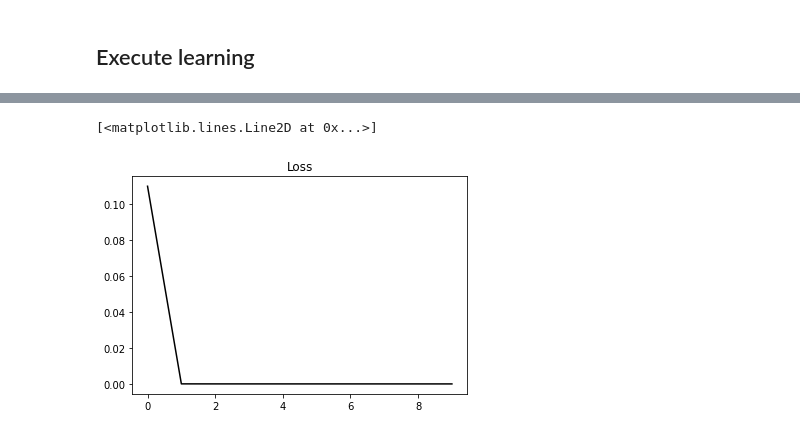
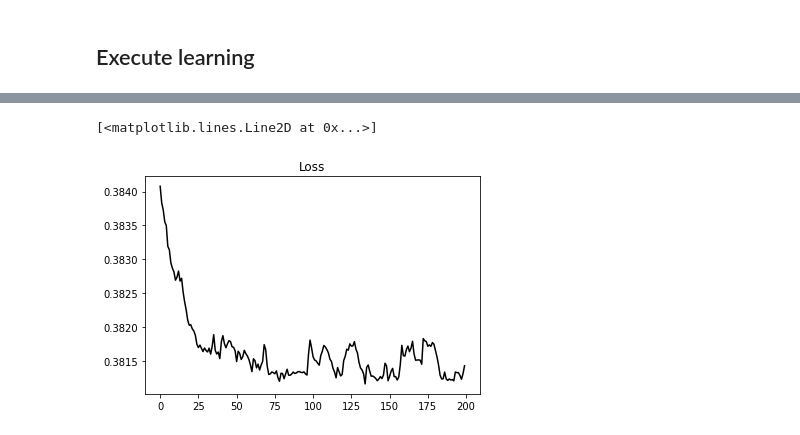
Before and after one commit to Damanu/golDeeplearning, a Jupyter notebook: 1-dim_laws.ipynb, the cells around one changed output, grey strips where cells are left out. Cells and saved outputs as stored; diff of their text form; code cells hidden in the pictures.

Commit message:
Finally manage to make it learn something using a loss function as mean squared error

```diff
--- a/1-dim_laws.ipynb
+++ b/1-dim_laws.ipynb
@@ -41,9 +41,9 @@ def CellularAutomata(num,inp,t):
 # %% [markdown]
 ## Generating Data
 # %%
-N=1000 #batch size
+N=100 #batch size
 L=3 #Length of box
-rule= 170
+rule= 40 #170 is movement to the left x_i' = x_{i+1}
 time = 1
 
 x_train=[]
@@ -82,18 +81,0 @@ Tutorial customb layers: https://www.tensorflow.org/tutorials/customization/cust
-# %%
-class SimpleConv(tf.keras.layers.Layer):
-    def __init__(self, num_neighbours):
-        super(SimpleConv, self).__init__()
-        self.num_neighbours = num_neighbours
-
-    def build(self, input_shape):
-        self.kernel = self.add_weight("kernel",
-                                      shape=[int(input_shape[-1]),
-                                             self.num_neighbours])
-
-    def call(self, inputs):
-#        return tf.matmul(inputs, self.kernel)
-        return tf.tensordot(inputs,self.kernel,axes=2)
-layer = SimpleConv(3)
-print(x_train[0:2])
-print(layer(x_train[0:2]))
-print(layer.get_weights())
@@ -138,9 +160,14 @@ print(layer.get_weights())
 # %%
 model = tf.keras.models.Sequential()
 model.add(tf.keras.layers.InputLayer((3,1)))
-#model.add(SimpleConv())
-model.add(tf.keras.layers.Conv1D(1,3, activation='relu', input_shape=((3,1))))
+model.add(SimpleConv(3))
+#model.add(tf.keras.layers.Conv1D(1,3, activation='softmax', input_shape=((3,1))))
+#model.add(tf.keras.layers.Conv1D(100,3, activation='relu', input_shape=((1,100))))
 model.add(tf.keras.layers.Flatten())
-model.add(tf.keras.layers.Dense(1,activation="softmax"))
+tf.keras.layers.Softmax()
+
+#model.add(tf.keras.layers.Dense(3,activation="relu"))
+#model.add(tf.keras.layers.Dense(1,activation="softmax"))
+#model.layers[0].set_weights([np.array([[1,1,1]])])#Initializing with almost the right law converges, but never with sometheing a bit more off
 model.summary()
 # %% [output]
@@ -163,23 +203,22 @@ _________________________________________________________________
 # %%
 #loss_fn = tf.keras.losses.CategoricalCrossentropy(from_logits=False)
 #loss_fn = tf.keras.metrics.BinaryAccuracy()
-
+#loss_fn = tf.keras.losses.MeanSquaredError()
 
 loss_fn = tf.keras.losses.BinaryCrossentropy(from_logits=False)
-#loss_fn = tf.keras.losses.SparseCategoricalCrossentropy(from_logits=True, reduction="auto",name="sparse_categorical_crossentropy")
+#loss_fn = tf.keras.losses.SparseCategoricalCrossentropy(from_logits=False, reduction="auto",name="sparse_categorical_crossentropy")
 
 
 predictions = model(x_train).numpy()
+print(loss_fn(y_train, predictions).numpy())
 
-loss_fn(y_train, predictions).numpy()
-
-model.compile(optimizer=tf.keras.optimizers.Adam(learning_rate=1),
+model.compile(optimizer=tf.keras.optimizers.Adam(learning_rate=0.001),
               loss=loss_fn,
               #metrics=[tf.keras.metrics.BinaryAccuracy()]
               metrics=['accuracy']
                 #metrics= [tf.keras.losses.CategoricalCrossentropy()]
              )
-train_history = model.fit(x=x_train, y=y_train, epochs=10,verbose=1)
+train_history = model.fit(x=x_train, y=y_train, epochs=200,verbose=1)
 plt.title("Loss")
 plt.plot(train_history.history['loss'], 'k')
 # %% [output]
@@ -206,3 +242,3 @@ Epoch 10/10
 [<matplotlib.lines.Line2D at 0x...>]
-[figure, old version]
+[figure, new version]
 # %%
```
Also changed, not shown: parts of 11 cells of this notebook.
